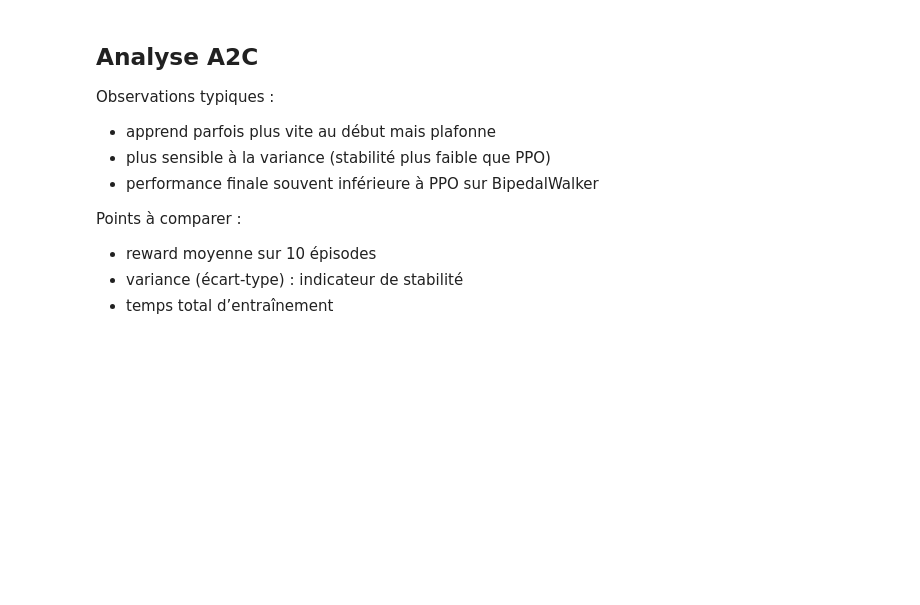
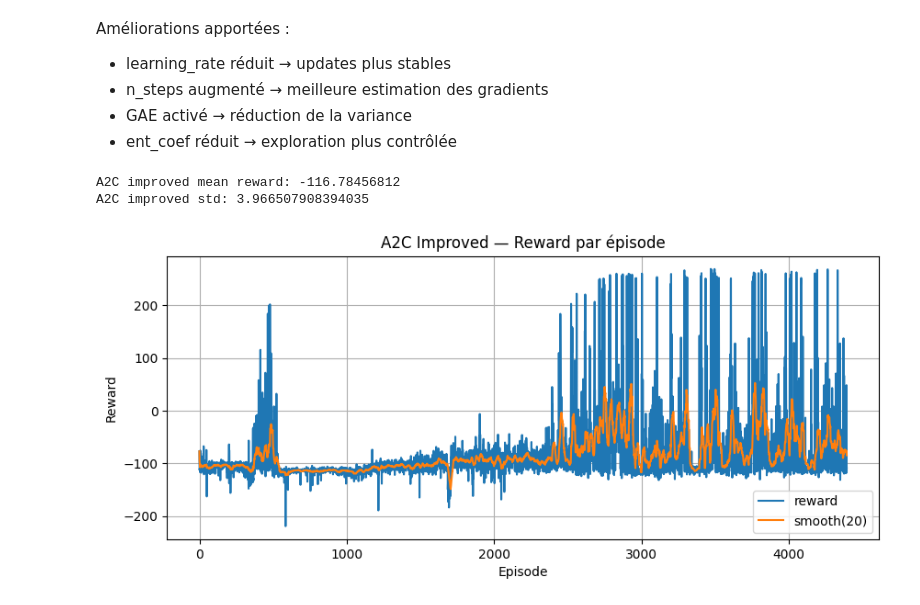
Before and after one commit to Evolyonne/reinforcement_learning, a Jupyter notebook: notebooks/02_A2C.ipynb, the cells around one changed output. Saved outputs shown, nothing was run; the diff lists cells and outputs as text; code cells hidden in the pictures; blank space fills up the shorter version.

```diff
--- a/notebooks/02_A2C.ipynb
+++ b/notebooks/02_A2C.ipynb
@@ -123,12 +172,53 @@ test_env.close()
 # %% [markdown]
-## Analyse A2C
-
-Observations typiques :
-- apprend parfois plus vite au début mais plafonne
-- plus sensible à la variance (stabilité plus faible que PPO)
-- performance finale souvent inférieure à PPO sur BipedalWalker
-
-Points à comparer :
-- reward moyenne sur 10 épisodes
-- variance (écart-type) : indicateur de stabilité
-- temps total d’entraînement
+Améliorations apportées :
+- learning_rate réduit → updates plus stables
+- n_steps augmenté → meilleure estimation des gradients
+- GAE activé → réduction de la variance
+- ent_coef réduit → exploration plus contrôlée
+# %%
+# entrainement avec les nouveaux hyperparamètres
+env = make_env(SEED_IMPROVED)
+
+model_a2c_improved = A2C(
+    "MlpPolicy",
+    env,
+    **A2C_IMPROVED_PARAMS
+)
+
+start = time.time()
+model_a2c_improved.learn(total_timesteps=TIMESTEPS_IMPROVED)
+time_a2c_improved = time.time() - start
+
+a2c_improved_rewards = env.get_episode_rewards()
+env.close()
+# %%
+# évaluation (a2c amélioré)
+env = make_env(123)
+a2c_improved_mean, a2c_improved_std = evaluate_policy(
+    model_a2c_improved, env,
+    n_eval_episodes=50,
+    deterministic=True
+)
+env.close()
+
+print("A2C improved mean reward:", a2c_improved_mean)
+print("A2C improved std:", a2c_improved_std)
+# %% [output]
+A2C improved mean reward: -116.78456812
+A2C improved std: 3.966507908394035
+# %%
+# courbe d'apprentissage (a2c amélioré)
+r = np.array(a2c_improved_rewards)
+smooth = pd.Series(r).rolling(20, min_periods=1).mean()
+
+plt.figure(figsize=(10,4))
+plt.plot(r, label="reward")
+plt.plot(smooth, label="smooth(20)")
+plt.title("A2C Improved — Reward par épisode")
+plt.xlabel("Episode")
+plt.ylabel("Reward")
+plt.grid(True)
+plt.legend()
+plt.show()
+# %% [output]
+[figure, added]
```
Also changed, not shown: parts of 17 cells of this notebook, 1 other file.
